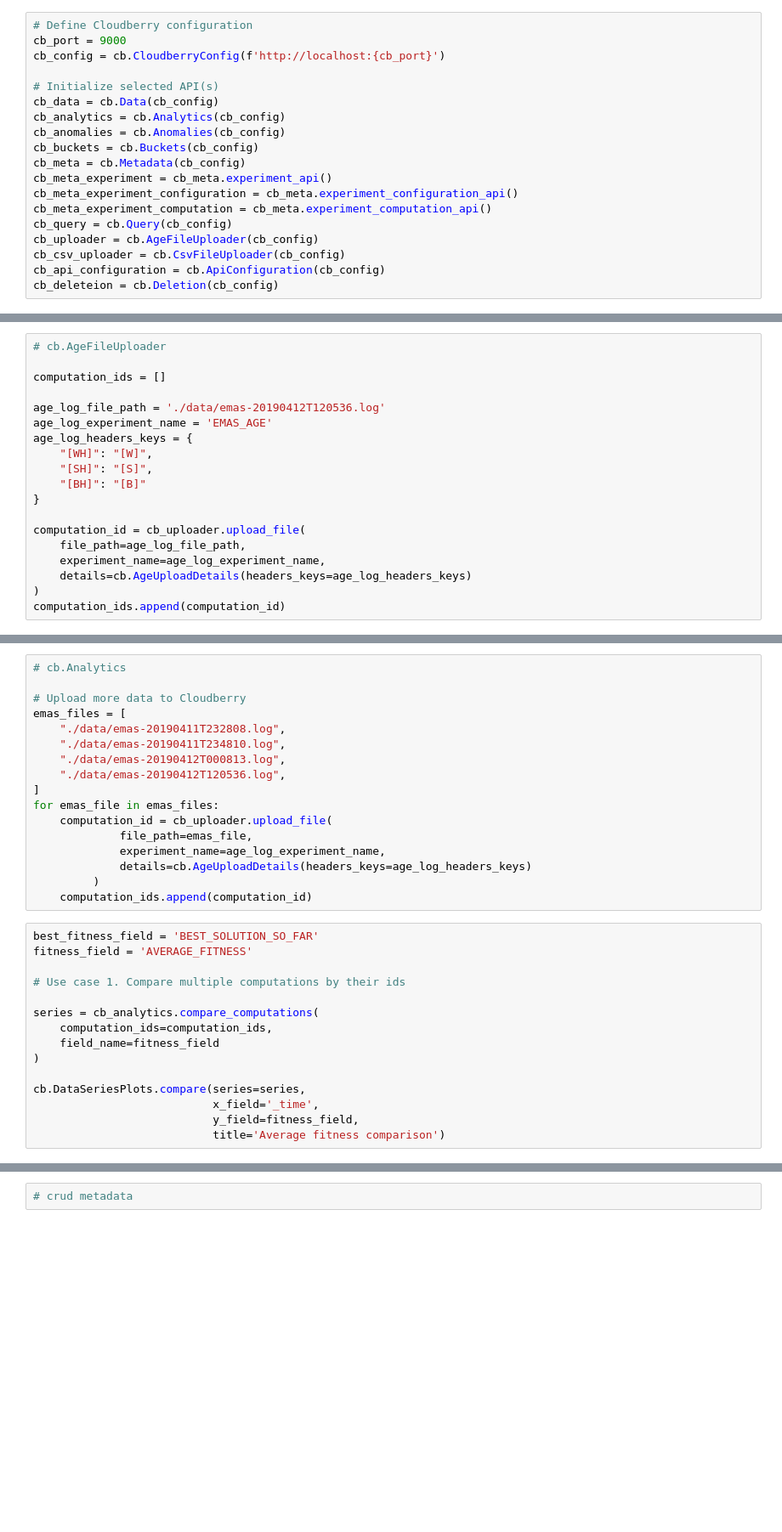
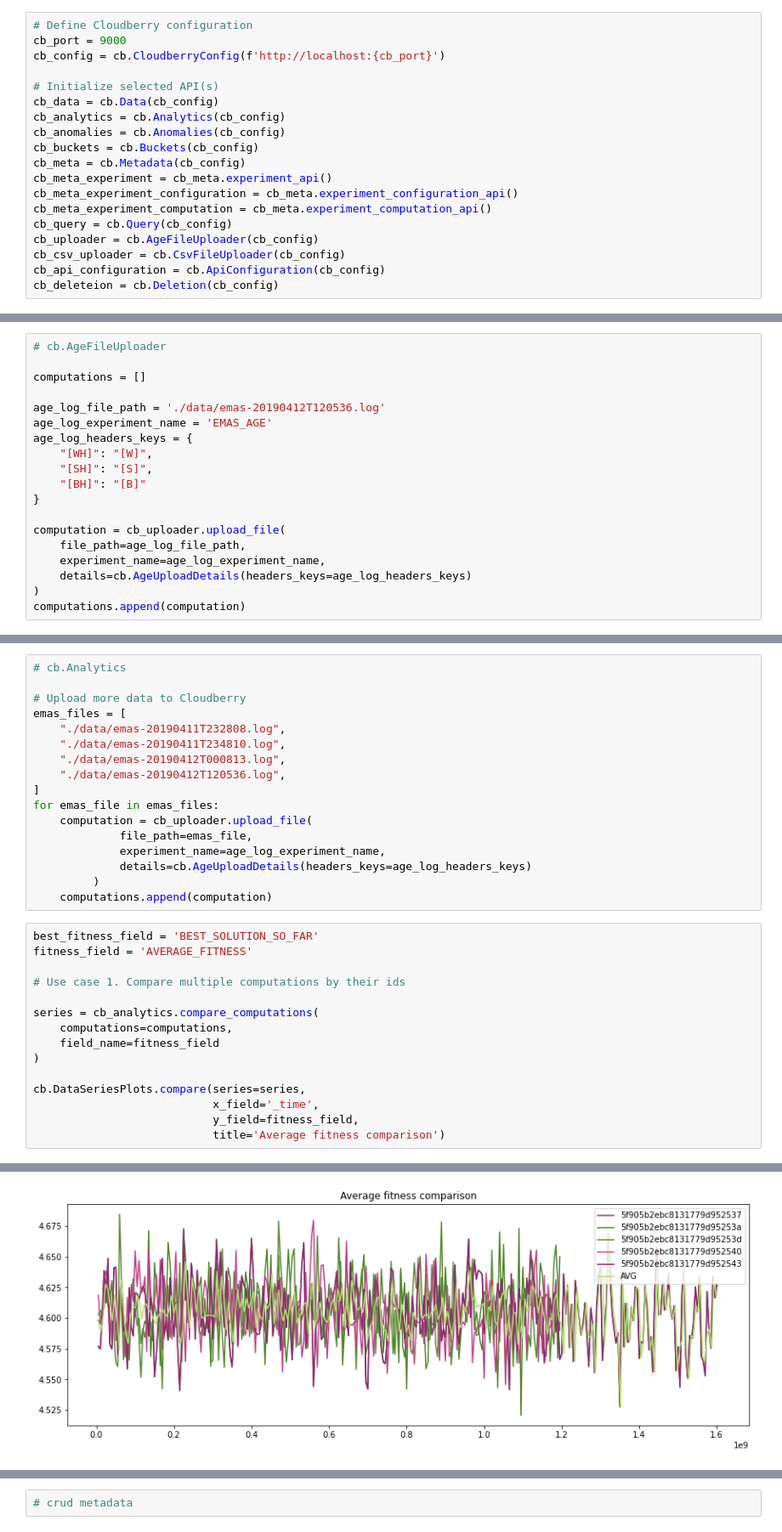
Before and after one commit to olliekrk/cloud-berry, a Jupyter notebook: cloudberry-py/cloudberry_demo.ipynb, the cells around one changed output, grey strips where cells are left out. Shown at 85% size. Drawn from its saved outputs; the diff is of its cells as text; blank space fills up the shorter version.

```diff
--- a/cloudberry-py/cloudberry_demo.ipynb
+++ b/cloudberry-py/cloudberry_demo.ipynb
@@ -115,7 +129,7 @@ result.as_data_frame
 # %%
 # cb.AgeFileUploader
 
-computation_ids = []
+computations = []
 
 age_log_file_path = './data/emas-20190412T120536.log'
 age_log_experiment_name = 'EMAS_AGE'
@@ -125,9 +139,9 @@ age_log_headers_keys = {
     "[BH]": "[B]"
 }
 
-computation_id = cb_uploader.upload_file(
+computation = cb_uploader.upload_file(
     file_path=age_log_file_path,
     experiment_name=age_log_experiment_name,
     details=cb.AgeUploadDetails(headers_keys=age_log_headers_keys)
 )
-computation_ids.append(computation_id)
+computations.append(computation)
@@ -142,12 +160,12 @@ emas_files = [
     "./data/emas-20190412T120536.log",
 ]
 for emas_file in emas_files:
-    computation_id = cb_uploader.upload_file(
+    computation = cb_uploader.upload_file(
              file_path=emas_file,
              experiment_name=age_log_experiment_name,
              details=cb.AgeUploadDetails(headers_keys=age_log_headers_keys)
          )
-    computation_ids.append(computation_id)
+    computations.append(computation)
 # %%
 best_fitness_field = 'BEST_SOLUTION_SO_FAR'
 fitness_field = 'AVERAGE_FITNESS'
@@ -155,7 +173,7 @@ fitness_field = 'AVERAGE_FITNESS'
 # Use case 1. Compare multiple computations by their ids
 
 series = cb_analytics.compare_computations(
-    computation_ids=computation_ids,
+    computations=computations,
     field_name=fitness_field
 )
 
@@ -163,3 +181,4 @@ cb.DataSeriesPlots.compare(series=series,
                            x_field='_time',
                            y_field=fitness_field,
                            title='Average fitness comparison')
+# %% [output]
@@ -166,2 +186,3 @@ cb.DataSeriesPlots.compare(series=series,
+[figure, added]
 # %%
 series[0].as_data_frame
```
Also changed, not shown: parts of 38 cells of this notebook, 17 other files.
